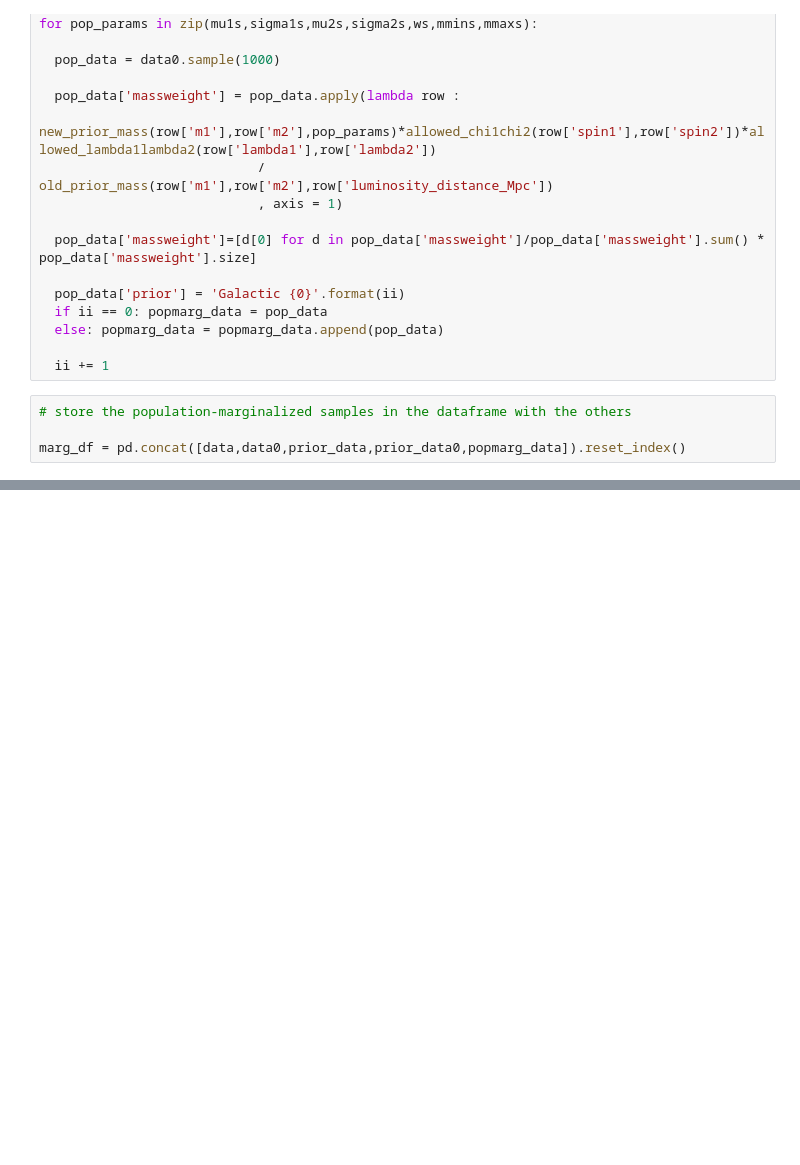
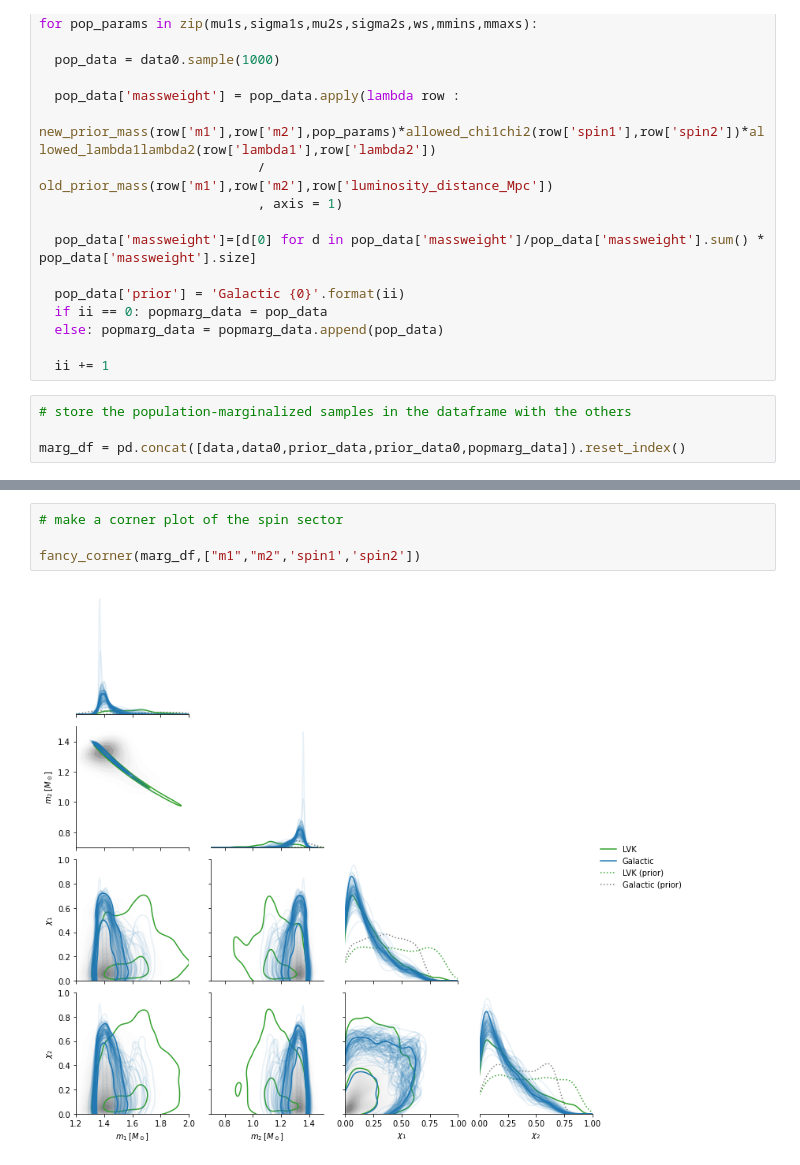
Before and after one commit to daniellmarc/reweighted-dns, a Jupyter notebook: GW170817_GalacticNS.ipynb, the cells around one changed output, grey strips where cells are left out. Cells and saved outputs as stored; diff of their text form; blank space fills up the shorter version.

```diff
--- a/GW170817_GalacticNS.ipynb
+++ b/GW170817_GalacticNS.ipynb
@@ -452,0 +356,6 @@ for i in range(len(vars)):
+# %%
+# make a corner plot of the spin sector
+
+fancy_corner(marg_df,["m1","m2",'spin1','spin2'])
+# %% [output]
+[figure, added]
```
Also changed, not shown: parts of 13 cells of this notebook.
